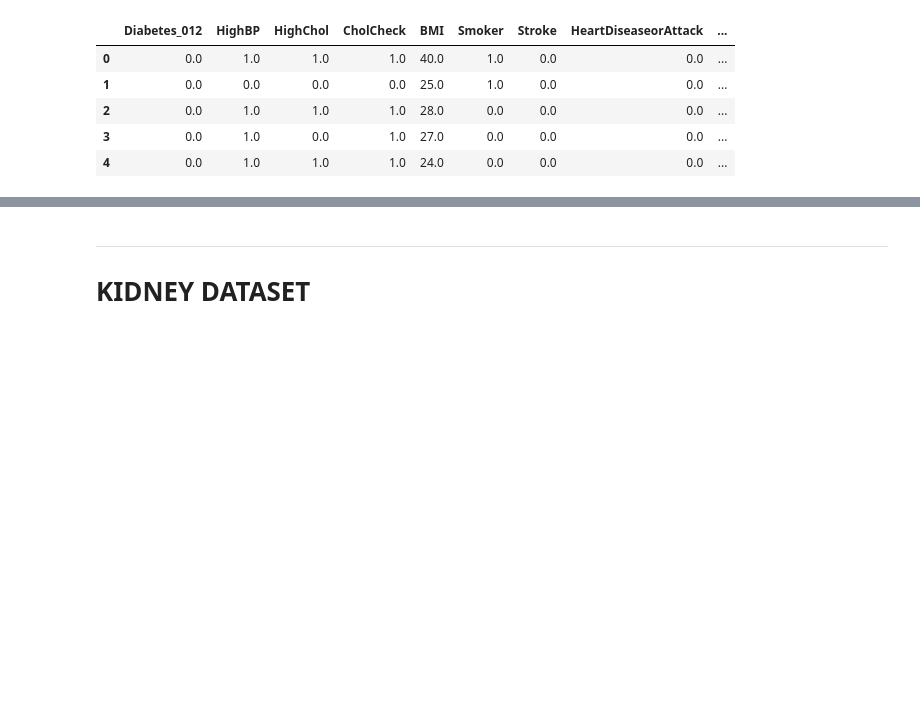
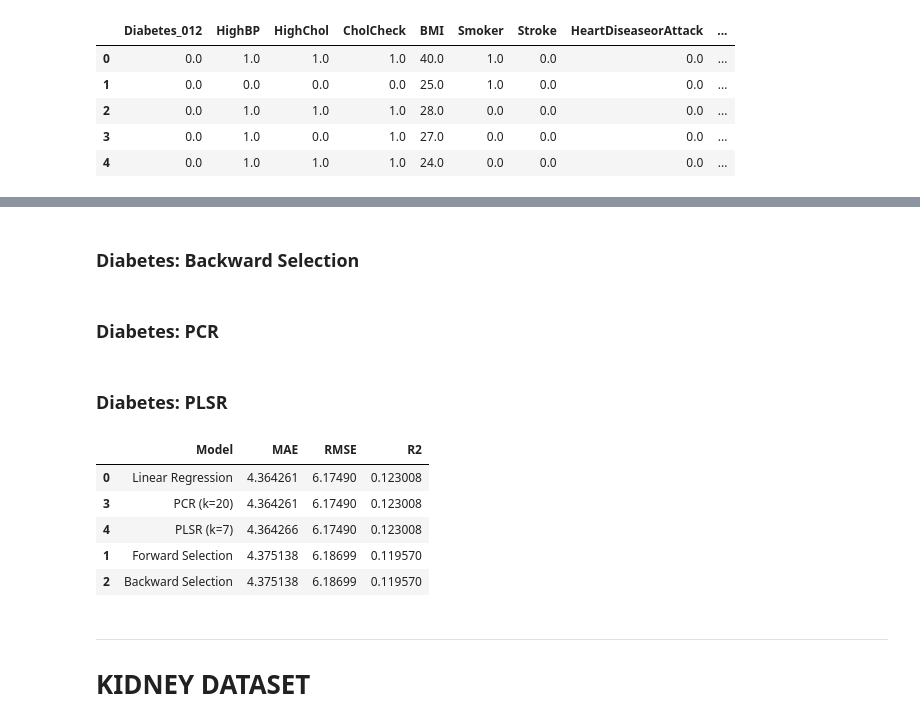
Before and after one commit to jydeleon/JazminRepo-799, a Jupyter notebook: Homeworks/Week 3.ipynb, the cells around one changed output, grey strips where cells are left out. Cells and saved outputs as stored; diff of their text form; code cells hidden in the pictures; blank space fills up the shorter version.

```diff
--- a/Homeworks/Week 3.ipynb
+++ b/Homeworks/Week 3.ipynb
@@ -75,0 +104,23 @@ print(f"Forward Selection LR - Mean MAE: {np.mean(fwd_scores):.4f}, Std: {np.std
+# %% [markdown]
+### Diabetes: Backward Selection
+# %%
+# --- Backward Selection ---
+bwd_diabetes = Pipeline([
+    ("scale", StandardScaler()),
+    ("sfs", SequentialFeatureSelector(LinearRegression(),
+                                      direction="backward",
+                                      n_features_to_select="auto",
+                                      scoring="neg_mean_absolute_error",
+                                      cv=5, n_jobs=-1)),
+    ("lr", LinearRegression())
+])
+bwd_diabetes.fit(Xtr_diabetes, ytr_diabetes)
+y_pred_diabetes = bwd_diabetes.predict(Xte_diabetes)
+results_diabetes.append({
+    "Model": "Backward Selection",
+    "MAE": mean_absolute_error(yte_diabetes, y_pred_diabetes),
+    "RMSE": mean_squared_error(yte_diabetes, y_pred_diabetes)** 0.5,
+    "R2": r2_score(yte_diabetes, y_pred_diabetes)
+})
+# %% [markdown]
+### Diabetes: PCR
@@ -76,3 +154,39 @@ print(f"Forward Selection LR - Mean MAE: {np.mean(fwd_scores):.4f}, Std: {np.std
+# %% [markdown]
+### Diabetes: PLSR
+# %%
+# --- PLSR ---
+scores = []
+max_k = min(30, Xtr_diabetes.shape[1])
+for k in range(1, max_k + 1):
+    plsr = Pipeline([
+        ("scale", StandardScaler()),
+        ("pls", PLSRegression(n_components=k, scale=False))
+    ])
+    mae = -cross_val_score(plsr, Xtr_diabetes, ytr_diabetes,
+                           scoring="neg_mean_absolute_error", cv=cv, n_jobs=-1).mean()
+    scores.append((k, mae))
+best_k_pls = min(scores, key=lambda t: t[1])[0]
+plsr_best_diabetes = Pipeline([
+    ("scale", StandardScaler()),
+    ("pls", PLSRegression(n_components=best_k_pls, scale=False))
+])
+plsr_best_diabetes.fit(Xtr_diabetes, ytr_diabetes)
+y_pred_diabetes = plsr_best_diabetes.predict(Xte_diabetes)
+results_diabetes.append({
+    "Model": f"PLSR (k={best_k_pls})",
+    "MAE": mean_absolute_error(yte_diabetes, y_pred_diabetes),
+    "RMSE": mean_squared_error(yte_diabetes, y_pred_diabetes)** 0.5,
+    "R2": r2_score(yte_diabetes, y_pred_diabetes)
+})
+
+pd.DataFrame(results_diabetes).sort_values("MAE")
+# %% [output]
+|  | Model | MAE | RMSE | R2 |
+| 0 | Linear Regression | 4.364261 | 6.17490 | 0.123008 |
+| 3 | PCR (k=20) | 4.364261 | 6.17490 | 0.123008 |
+| 4 | PLSR (k=7) | 4.364266 | 6.17490 | 0.123008 |
+| 1 | Forward Selection | 4.375138 | 6.18699 | 0.119570 |
+| 2 | Backward Selection | 4.375138 | 6.18699 | 0.119570 |
 # %% [markdown]
 ---
 # KIDNEY DATASET
```
Also changed, not shown: parts of 17 cells of this notebook, 5 other files.
